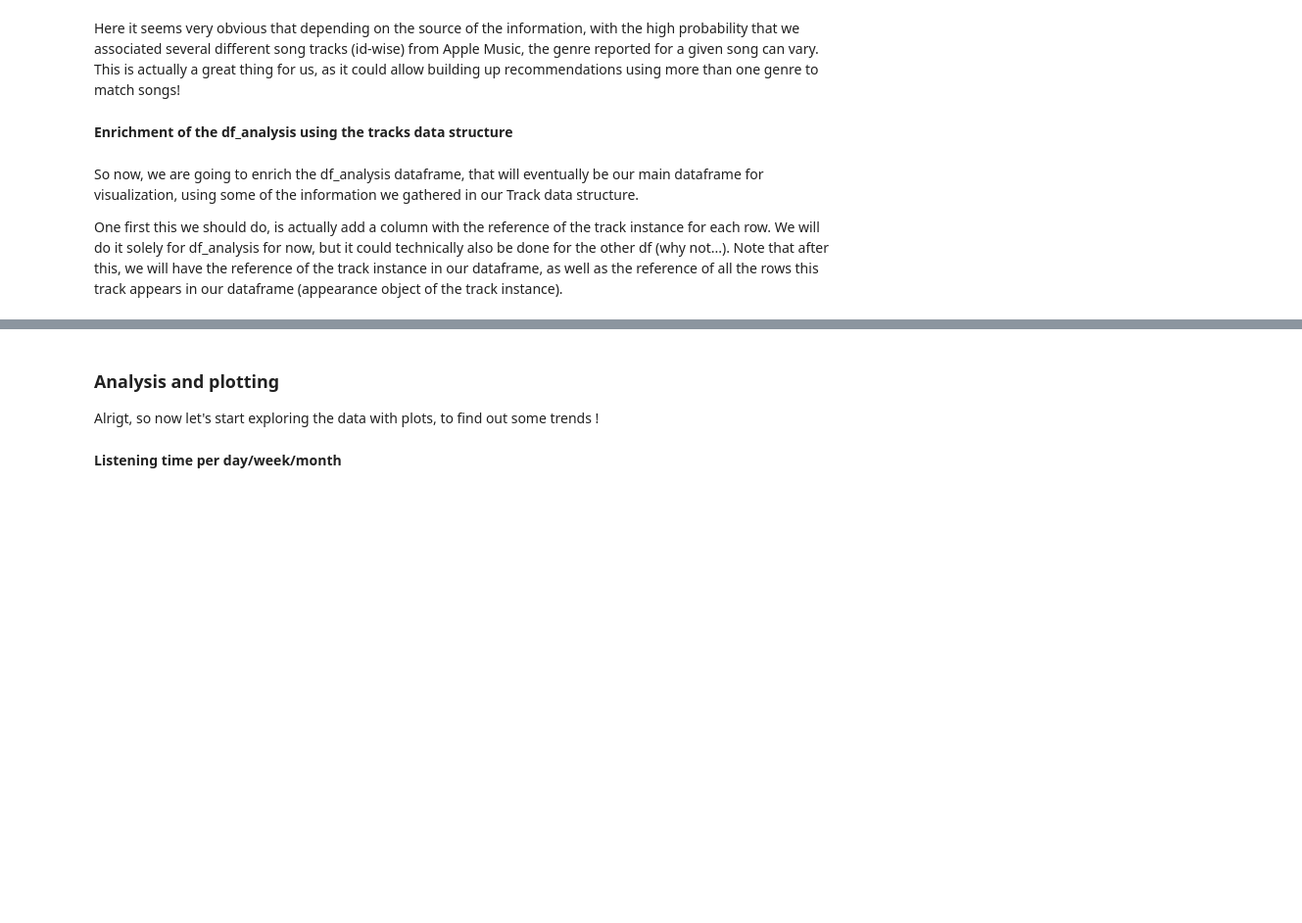
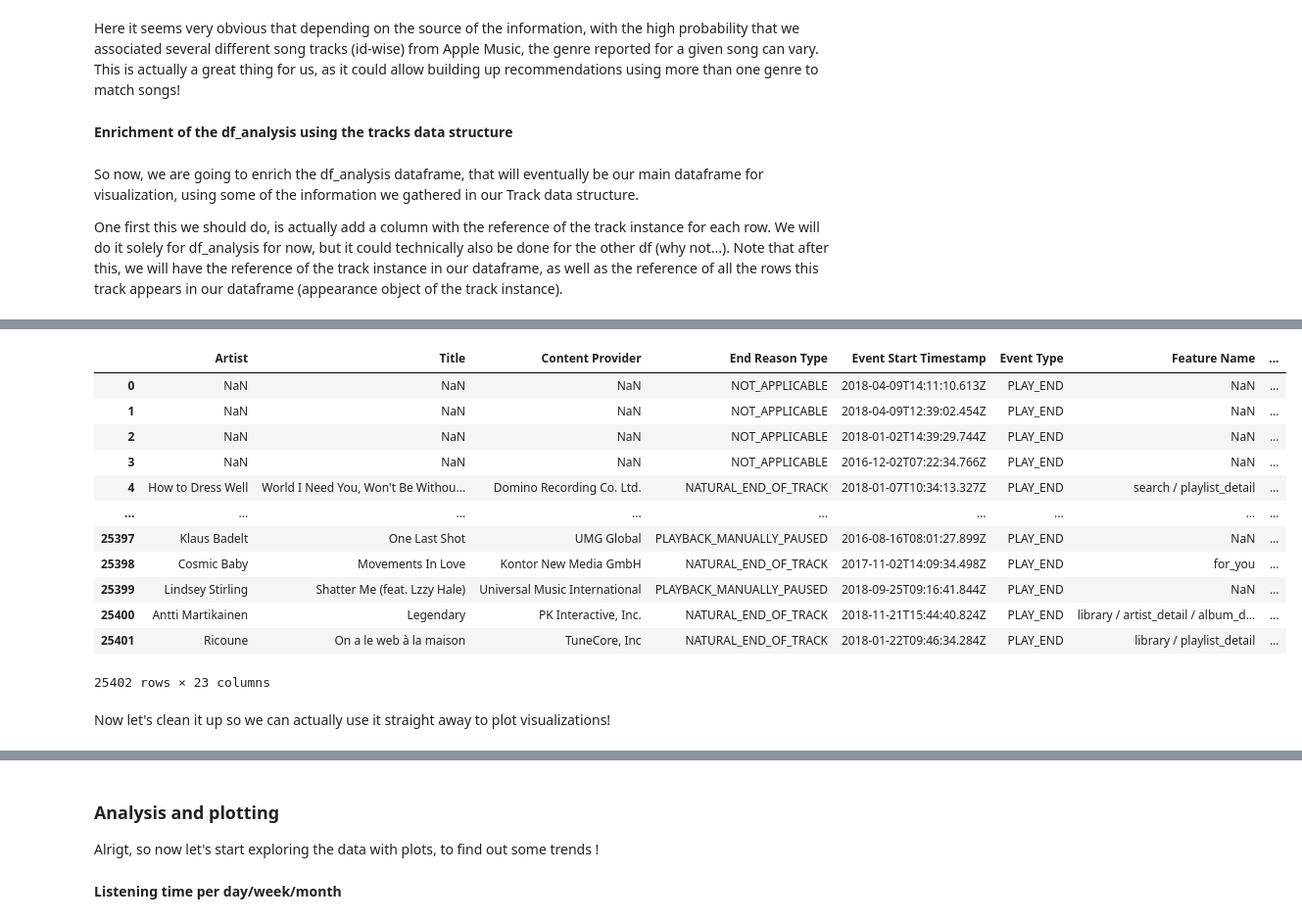
Before and after one commit to acoullandreau/apple_dashboard, a Jupyter notebook: Data exploration.ipynb, the cells around one changed output, grey strips where cells are left out. Shown at 98% size. Drawn from its saved outputs; the diff is of its cells as text; code cells hidden in the pictures; blank space fills up the shorter version.

```diff
--- a/Data exploration.ipynb
+++ b/Data exploration.ipynb
@@ -1021,0 +875,59 @@ Based on these axis of analysis, let's see if there are any features and rows th
+# %%
+# add a reference to the track instance object when available
+# add column with rating
+# add a column with the list of genres
+
+def build_index_track_instance_dict(target_df_label):
+    '''
+        Returns a dictionary matching the index of the target dataframe with a reference to its
+        associated Track instance.
+
+        Argument can be of four types, for the four df we used to build the Track instances:
+            - play_activity
+            - library_tracks
+            - likes_dislikes
+            - identifier_infos
+    '''
+
+    match_index_instance={}
+    for title_artist in track_instance_dict.keys():
+        instance = track_instance_dict[title_artist]
+        for appearance in instance.appearances:
+            if target_df_label in appearance['source']:
+                if appearance['df_index'] not in match_index_instance:
+                    match_index_instance[appearance['df_index']] = []
+                if instance not in match_index_instance[appearance['df_index']]:
+                    match_index_instance[appearance['df_index']].append(instance)
+                    match_index_instance[appearance['df_index']].append(instance.is_in_lib)
+                    match_index_instance[appearance['df_index']].append(instance.rating)
+                    match_index_instance[appearance['df_index']].append(instance.genre)
+
+
+    return match_index_instance
+
+# we build the dictionary matching df_analysis indexes with track instance ref
+match_index_instance_activity = build_index_track_instance_dict('play_activity')
+
+# we convert this dictionary into a df, that we merge with df_analysis to have a new column
+# containing the ref to the instance
+index_instance_df = pd.DataFrame.from_dict(match_index_instance_activity, orient='index', columns=['Track Instance', 'Library Track', 'Rating', 'Genres'])
+df_visualization = df_analysis.drop(['Genre'], axis=1)
+df_visualization = pd.concat([df_visualization,index_instance_df], axis=1)
+# %%
+df_visualization
+# %% [output]
+|  | Artist | Title | Content Provider | End Reason Type | Event Start Timestamp | Event Type | Feature Name | ... |
+| 0 | NaN | NaN | NaN | NOT_APPLICABLE | 2018-04-09T14:11:10.613Z | PLAY_END | NaN | ... |
+| 1 | NaN | NaN | NaN | NOT_APPLICABLE | 2018-04-09T12:39:02.454Z | PLAY_END | NaN | ... |
+| 2 | NaN | NaN | NaN | NOT_APPLICABLE | 2018-01-02T14:39:29.744Z | PLAY_END | NaN | ... |
+| 3 | NaN | NaN | NaN | NOT_APPLICABLE | 2016-12-02T07:22:34.766Z | PLAY_END | NaN | ... |
+| 4 | How to Dress Well | World I Need You, Won't Be Withou... | Domino Recording Co. Ltd. | NATURAL_END_OF_TRACK | 2018-01-07T10:34:13.327Z | PLAY_END | search / playlist_detail | ... |
+| ... | ... | ... | ... | ... | ... | ... | ... | ... |
+| 25397 | Klaus Badelt | One Last Shot | UMG Global | PLAYBACK_MANUALLY_PAUSED | 2016-08-16T08:01:27.899Z | PLAY_END | NaN | ... |
+| 25398 | Cosmic Baby | Movements In Love | Kontor New Media GmbH | NATURAL_END_OF_TRACK | 2017-11-02T14:09:34.498Z | PLAY_END | for_you | ... |
+| 25399 | Lindsey Stirling | Shatter Me (feat. Lzzy Hale) | Universal Music International | PLAYBACK_MANUALLY_PAUSED | 2018-09-25T09:16:41.844Z | PLAY_END | NaN | ... |
+| 25400 | Antti Martikainen | Legendary | PK Interactive, Inc. | NATURAL_END_OF_TRACK | 2018-11-21T15:44:40.824Z | PLAY_END | library / artist_detail / album_d... | ... |
+| 25401 | Ricoune | On a le web à la maison | TuneCore, Inc | NATURAL_END_OF_TRACK | 2018-01-22T09:46:34.284Z | PLAY_END | library / playlist_detail | ... |
+25402 rows × 23 columns
+# %% [markdown]
+Now let's clean it up so we can actually use it straight away to plot visualizations!
```
Also changed, not shown: parts of 31 cells of this notebook.
